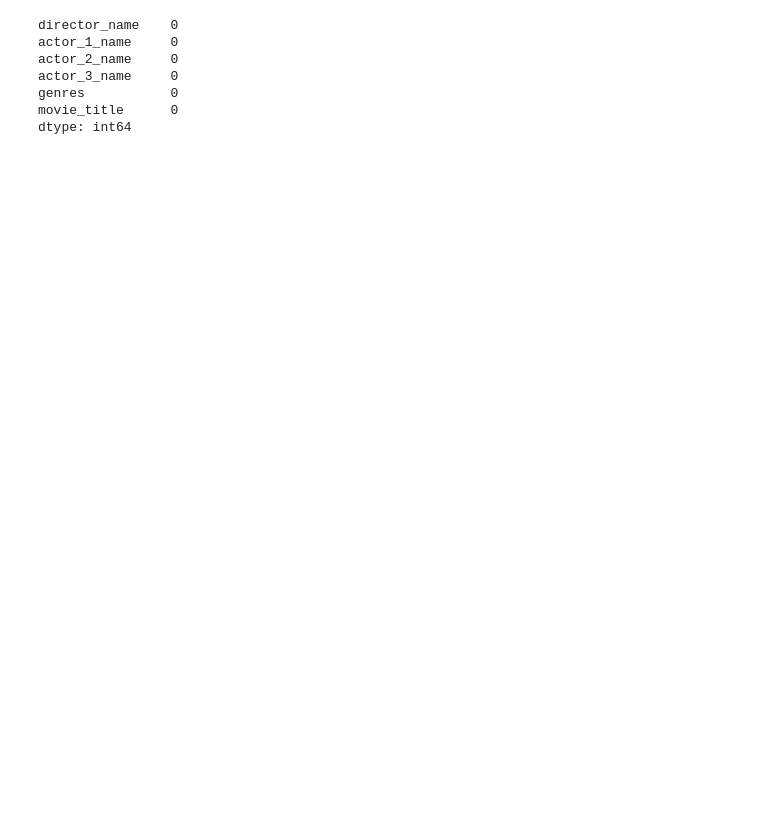
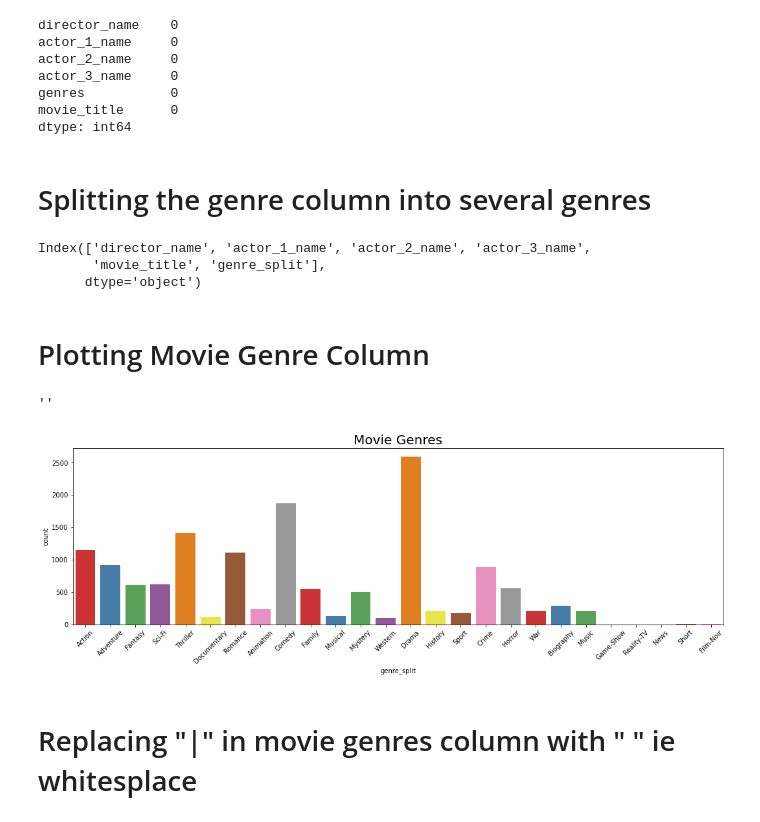
Before and after one commit to code-JOA/Movie-Reviews-Sentiment-Analysis, a Jupyter notebook: 01.Preprocessing.ipynb, the cells around one changed output. Saved outputs shown, nothing was run; the diff lists cells and outputs as text; code cells hidden in the pictures; blank space fills up the shorter version.

Commit message:
feature engineering for genres

```diff
--- a/01.Preprocessing.ipynb
+++ b/01.Preprocessing.ipynb
@@ -119,3 +167,32 @@ actor_3_name     0
 genres           0
 movie_title      0
 dtype: int64
+# %% [markdown]
+# Splitting the genre column into several genres
+# %%
+df_split_genre = data2.copy()
+split_genre = df_split_genre['genres'].str.split('|').apply(pd.Series, 1).stack().reset_index(level=1, drop=True)
+split_genre.name = 'genre_split'
+df_split_genre = df_split_genre.drop(['genres'], axis=1).join(split_genre)
+# %%
+df_split_genre.columns
+# %% [output]
+Index(['director_name', 'actor_1_name', 'actor_2_name', 'actor_3_name',
+       'movie_title', 'genre_split'],
+      dtype='object')
+# %% [markdown]
+# Plotting Movie Genre Column
+# %%
+plt.figure(figsize=(18,5))
+chart = sns.countplot(data = df_split_genre,
+                     x = "genre_split",
+                     palette="Set1")
+
+chart.set_xticklabels(chart.get_xticklabels(), rotation=45)
+plt.title("Movie Genres" , fontsize = 20)
+;
+# %% [output]
+''
+[figure, added]
+# %% [markdown]
+# Replacing "|" in movie genres column with " " ie whitesplace
```
Also changed, not shown: parts of 7 cells of this notebook.
